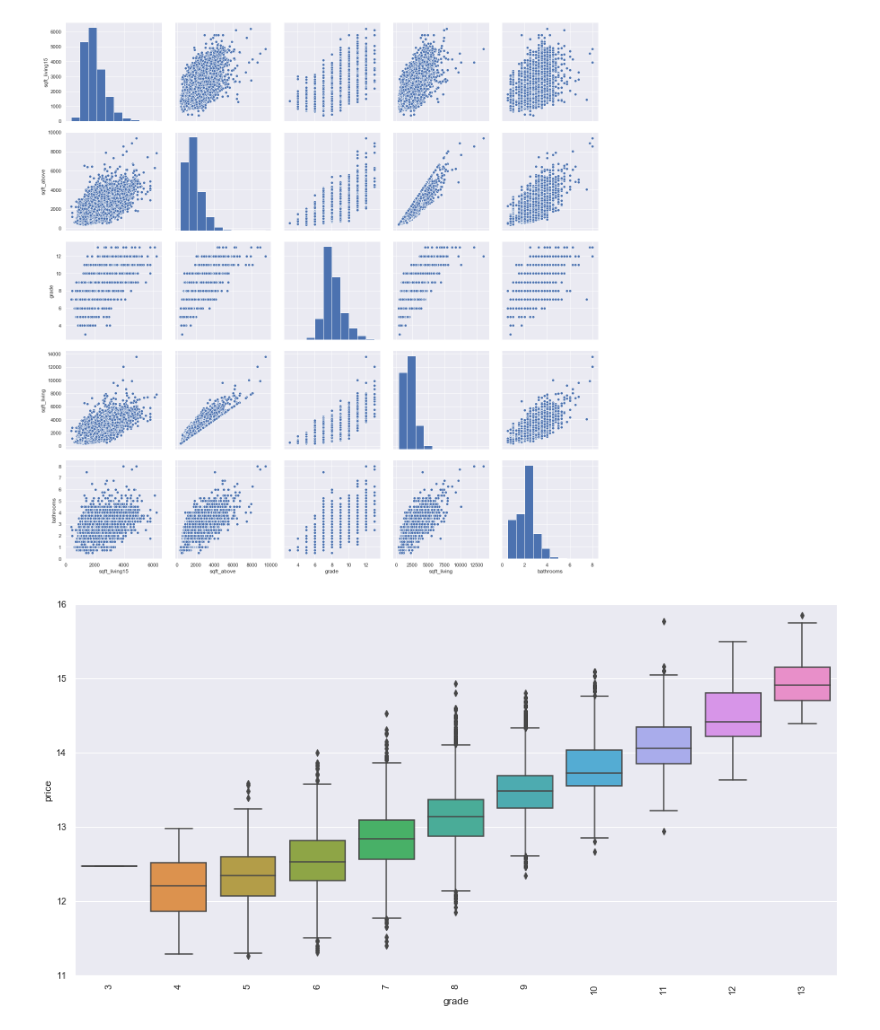
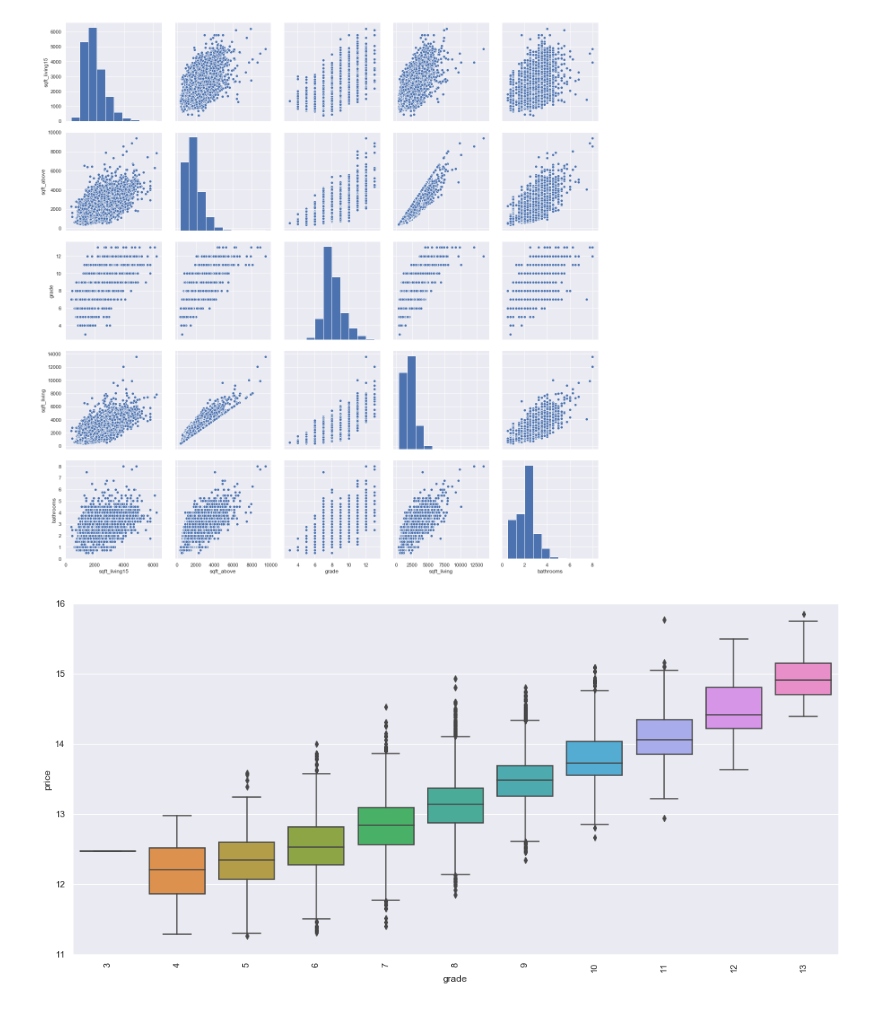
Before and after one commit to giorosati/dsc-1-final-project-online-ds-pt-100118, a Jupyter notebook: student.ipynb, the cells around one changed output. Saved outputs shown, nothing was run; the diff lists cells and outputs as text; code cells hidden in the pictures.

```diff
--- a/student.ipynb
+++ b/student.ipynb
@@ -248,9 +260,9 @@ plt.show();
 # %%
 var = 'grade'
 data = pd.concat([log_price.price, log_price[var]], axis=1)
-f, ax = plt.subplots(figsize=(16, 8))
+f, ax = plt.subplots(figsize=(17, 8))
 fig = sns.boxplot(x=var, y="price", data=data)
 fig.axis(ymin=11, ymax=16);
 plt.xticks(rotation=90);
 # %% [output]
-[figure, old version]
+[figure, new version]
```
Also changed, not shown: parts of 12 cells of this notebook.
